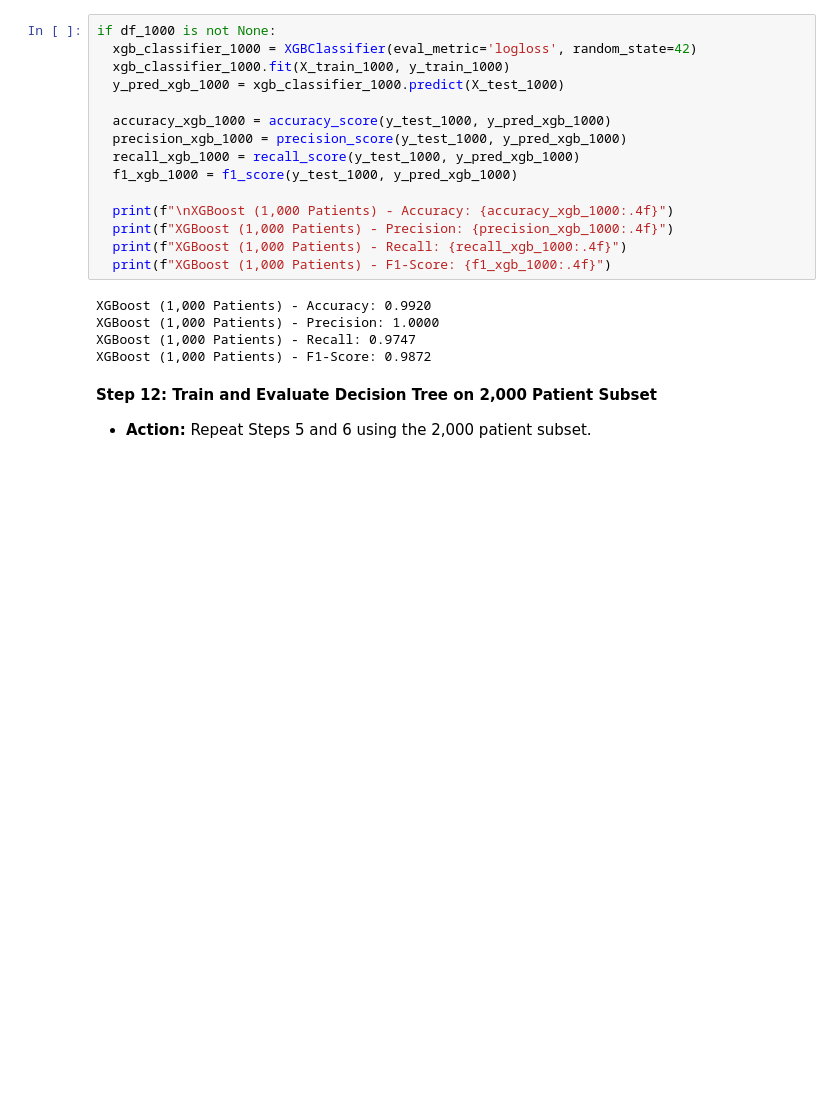
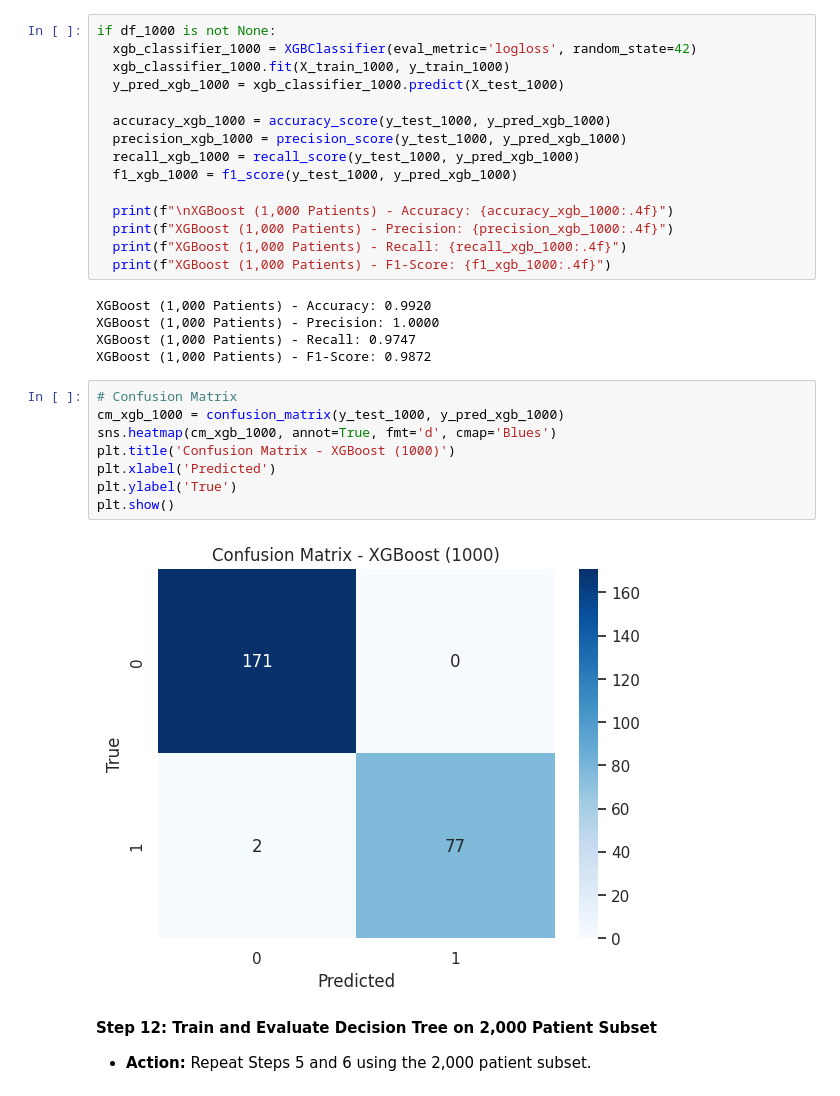
Before and after one commit to sadullahozcan/sarcopenia_eda_analysis, a Jupyter notebook: EDA_09_Machine_Learning_01.ipynb, the cells around one changed output. Drawn from its saved outputs; the diff is of its cells as text; blank space fills up the shorter version.

```diff
--- a/EDA_09_Machine_Learning_01.ipynb
+++ b/EDA_09_Machine_Learning_01.ipynb
@@ -277,6 +287,16 @@ XGBoost (1,000 Patients) - Accuracy: 0.9920
 XGBoost (1,000 Patients) - Precision: 1.0000
 XGBoost (1,000 Patients) - Recall: 0.9747
 XGBoost (1,000 Patients) - F1-Score: 0.9872
+# %%
+# Confusion Matrix
+cm_xgb_1000 = confusion_matrix(y_test_1000, y_pred_xgb_1000)
+sns.heatmap(cm_xgb_1000, annot=True, fmt='d', cmap='Blues')
+plt.title('Confusion Matrix - XGBoost (1000)')
+plt.xlabel('Predicted')
+plt.ylabel('True')
+plt.show()
+# %% [output]
+[figure, added]
 # %% [markdown]
 **Step 12: Train and Evaluate Decision Tree on 2,000 Patient Subset**
 * **Action:** Repeat Steps 5 and 6 using the 2,000 patient subset.
```
Also changed, not shown: parts of 4 cells of this notebook.
